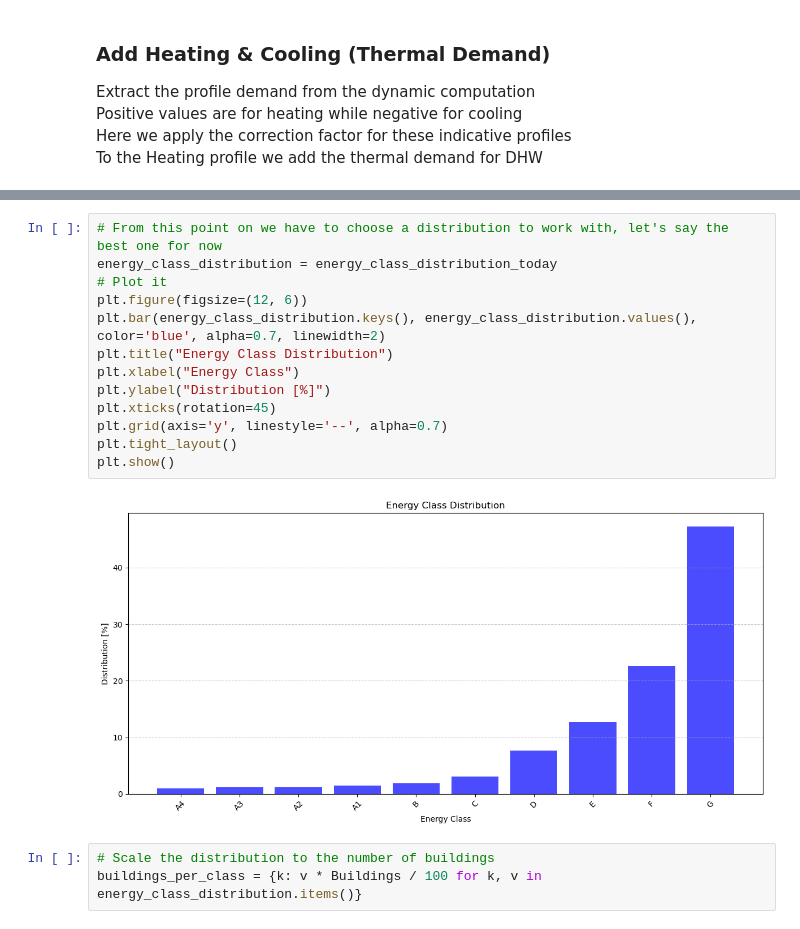
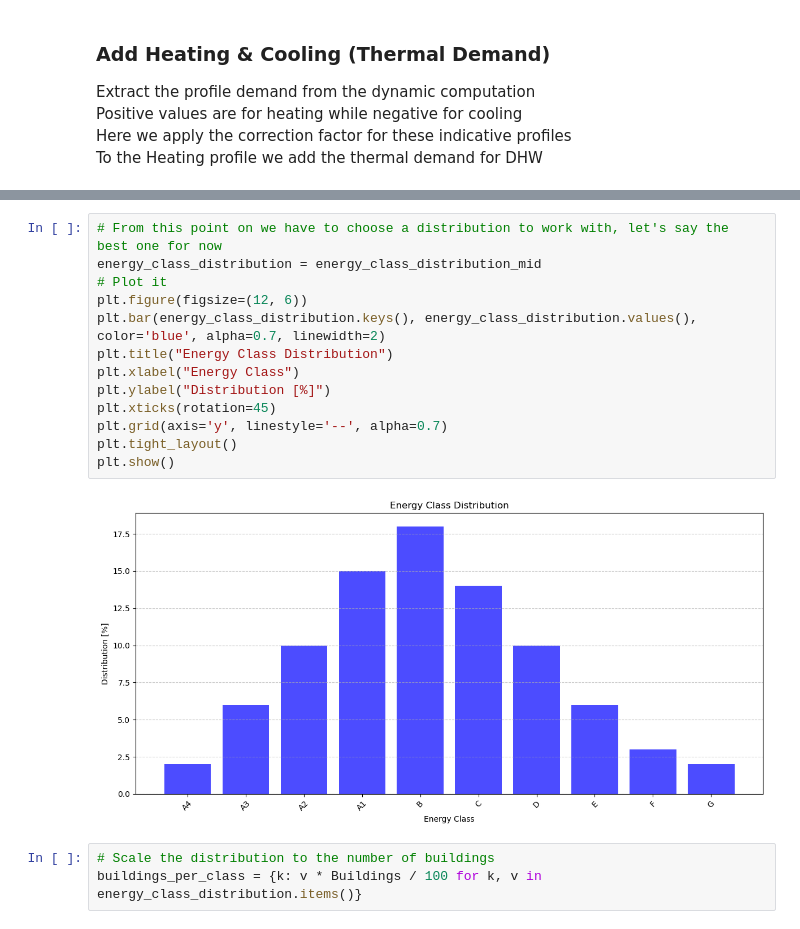
Before and after one commit to simo-pagliu/INRE, a Jupyter notebook: Energy Demand.ipynb, the cells around one changed output, grey strips where cells are left out. Drawn from its saved outputs; the diff is of its cells as text.

```diff
--- a/Energy Demand.ipynb
+++ b/Energy Demand.ipynb
@@ -251,18 +269,18 @@ for i, classe_energetica in enumerate(energy_classes):
 # %%
 # From this point on we have to choose a distribution to work with, let's say the best one for now
-energy_class_distribution = energy_class_distribution_today
+energy_class_distribution = energy_class_distribution_mid
 # Plot it
 plt.figure(figsize=(12, 6))
 plt.bar(energy_class_distribution.keys(), energy_class_distribution.values(), color='blue', alpha=0.7, linewidth=2)
 plt.title("Energy Class Distribution")
 plt.xlabel("Energy Class")
 plt.ylabel("Distribution [%]")
 plt.xticks(rotation=45)
 plt.grid(axis='y', linestyle='--', alpha=0.7)
 plt.tight_layout()
 plt.show()
 # %% [output]
-[figure, old version]
+[figure, new version]
 # %%
 # Scale the distribution to the number of buildings
 buildings_per_class = {k: v * Buildings / 100 for k, v in energy_class_distribution.items()}
```
Also changed, not shown: parts of 21 cells of this notebook.
